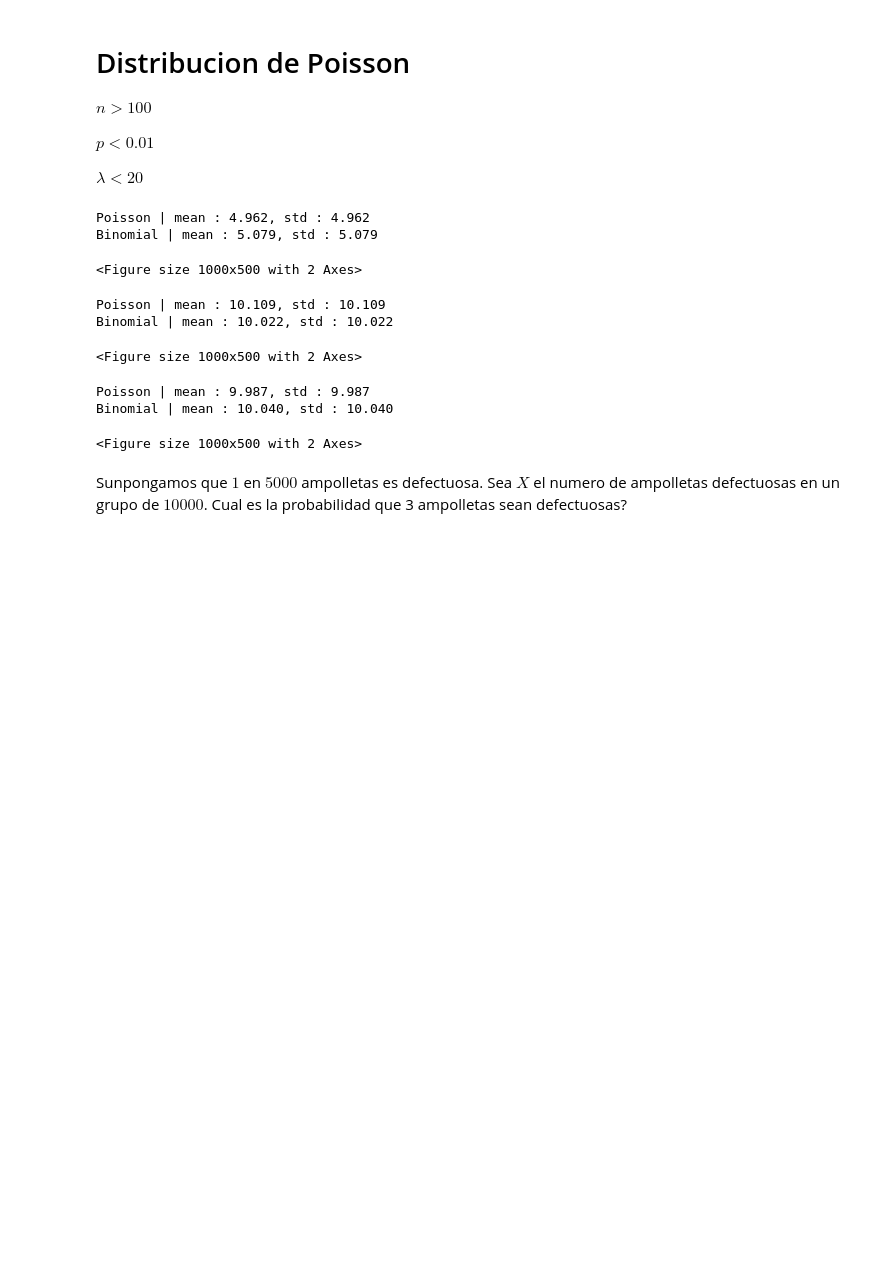
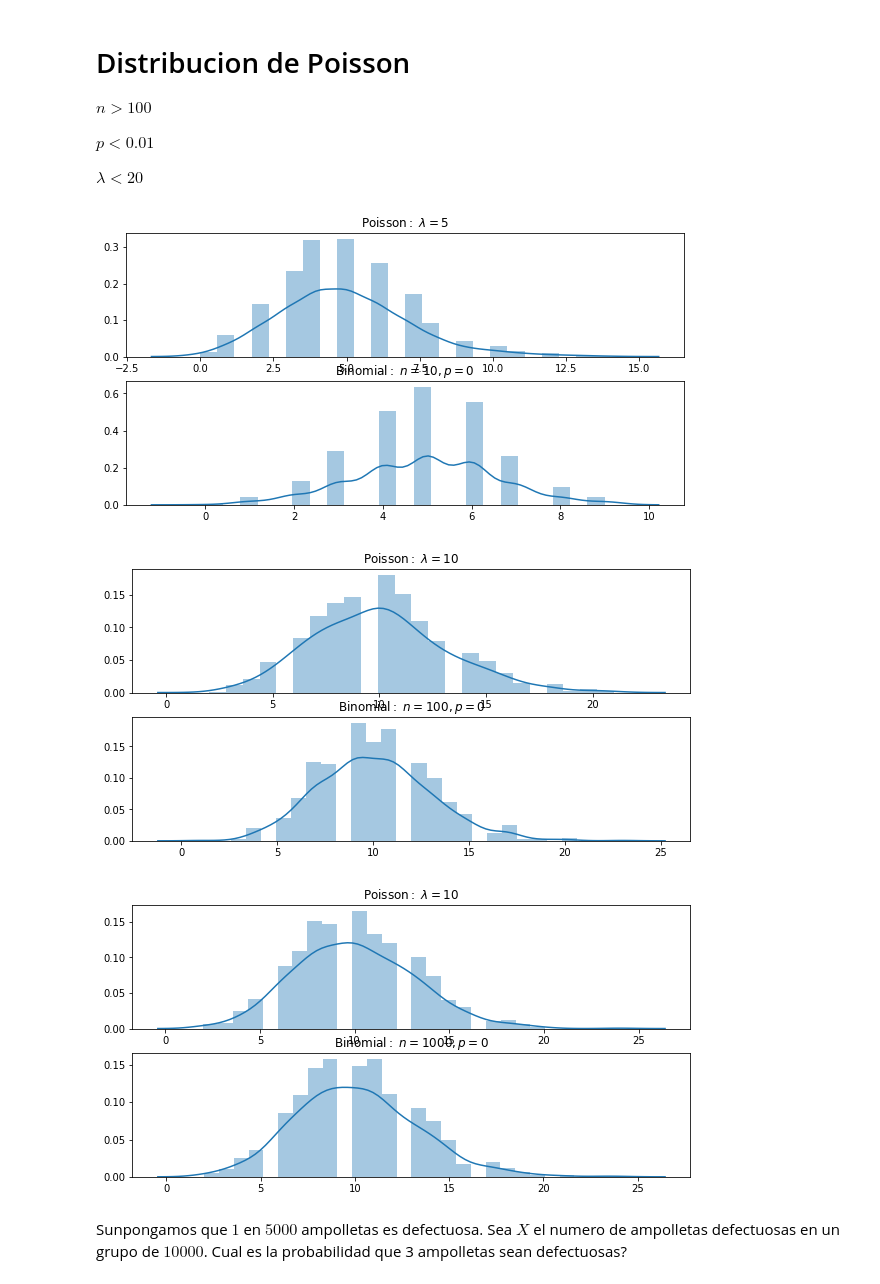
Before and after one commit to sherna90/matematicas_discretas, a Jupyter notebook: 2.-probabilidad_discreta.ipynb, the cells around one changed output. Cells and saved outputs as stored; diff of their text form; code cells hidden in the pictures; blank space fills up the shorter version.

```diff
--- a/2.-probabilidad_discreta.ipynb
+++ b/2.-probabilidad_discreta.ipynb
@@ -72,39 +72,33 @@ $\lambda<20$
 # %%
 import numpy as np
 import matplotlib.pyplot as plt
 import seaborn as sns
 import warnings
 warnings.filterwarnings("ignore")
 
 def poisson_approximation(n,p,n_samp):
     samples_poisson=np.random.poisson(n*p,n_samp)
     samples_binomial=np.random.binomial(n,p,n_samp)
-    print('Poisson | mean : {0:.3f}, std : {0:.3f}').format(np.mean(samples_poisson),np.std(samples_poisson))
-    print('Binomial | mean : {0:.3f}, std : {0:.3f}').format(np.mean(samples_binomial),np.std(samples_binomial))
+    (f'Poisson | mean : {0:.3f}, std : {0:.3f}').format(np.mean(samples_poisson),np.std(samples_poisson))
+    (f'Binomial | mean : {0:.3f}, std : {0:.3f}').format(np.mean(samples_binomial),np.std(samples_binomial))
     plt.figure(figsize=(10,5))
     plt.subplot(211)
     sns.distplot(samples_poisson,kde=True)
     plt.title(r'$\mathrm{Poisson:}\ \lambda=%d$'%(n*p))
     plt.subplot(212)
     sns.distplot(samples_binomial,kde=True)
     plt.title(r'$\mathrm{Binomial:}\ n=%d,p=%d$'%(n,p))
     plt.show()
 
 poisson_approximation(10,0.5,1000)
 
 poisson_approximation(100,0.1,1000)
 
 poisson_approximation(1000,0.01,1000)
 # %% [output]
-Poisson | mean : 4.962, std : 4.962
-Binomial | mean : 5.079, std : 5.079
-<Figure size 1000x500 with 2 Axes>
-Poisson | mean : 10.109, std : 10.109
-Binomial | mean : 10.022, std : 10.022
-<Figure size 1000x500 with 2 Axes>
-Poisson | mean : 9.987, std : 9.987
-Binomial | mean : 10.040, std : 10.040
-<Figure size 1000x500 with 2 Axes>
+[figure, added]
+[figure, added]
+[figure, added]
 # %% [markdown]
 Sunpongamos que $1$ en $5000$ ampolletas es defectuosa. Sea $X$ el numero de ampolletas defectuosas en un grupo de $10000$. Cual es la probabilidad que 3 ampolletas sean defectuosas?
 # %%
```
Also changed, not shown: parts of 8 cells of this notebook, 9 other files.
